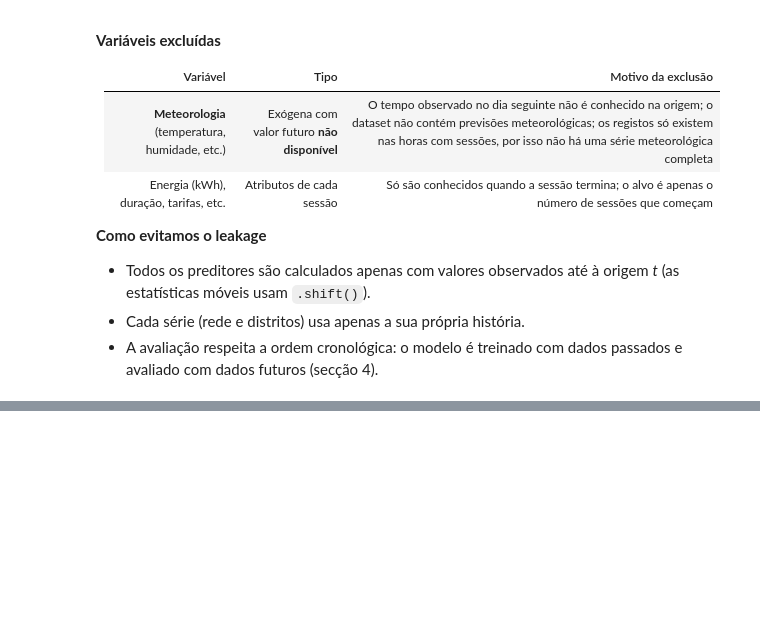
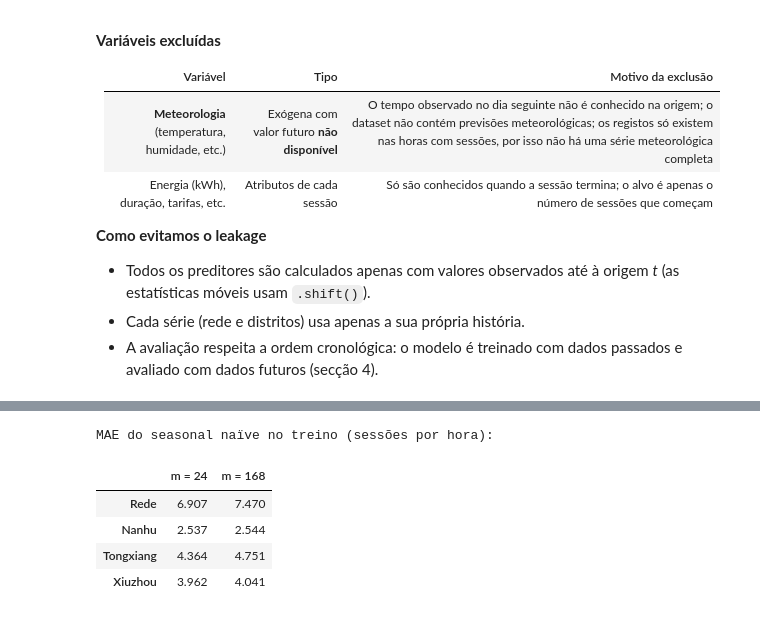
Before and after one commit to 1231478-Ellah-Fleischmann/MINDD-PROJETO-2, a Jupyter notebook: task1.ipynb, the cells around one changed output, grey strips where cells are left out. Saved outputs shown, nothing was run; the diff lists cells and outputs as text; code cells hidden in the pictures; blank space fills up the shorter version.

```diff
--- a/task1.ipynb
+++ b/task1.ipynb
@@ -1122,0 +1212,44 @@ A **hora do dia** não é usada como preditor: como a origem é sempre às 23:00
+# %%
+# Funções de avaliação (adaptadas do notebook da aula, sem MAPE)
+def mase(y_true, y_pred, y_train, seasonal_period=24):
+    y_true = np.asarray(y_true, dtype=float).reshape(-1)
+    y_pred = np.asarray(y_pred, dtype=float).reshape(-1)
+    reference = np.asarray(y_train, dtype=float).reshape(-1)
+
+    # Erros do seasonal naïve no período de treino
+    naive_errors = np.abs(reference[seasonal_period:] - reference[:-seasonal_period])
+    scale = np.mean(naive_errors)
+
+    return float(np.mean(np.abs(y_true - y_pred)) / scale)
+
+
+def forecast_metrics(y_true, y_pred, y_train, seasonal_period=24):
+    y_true = np.asarray(y_true, dtype=float).reshape(-1)
+    y_pred = np.asarray(y_pred, dtype=float).reshape(-1)
+
+    return {
+        'MAE': np.mean(np.abs(y_true - y_pred)),
+        'RMSE': np.sqrt(np.mean((y_true - y_pred) ** 2)),
+        'MASE': mase(y_true, y_pred, y_train, seasonal_period)
+    }
+
+
+# Dados de treino dos modelos (a partir de 01/04/2020, ver 2.6)
+train_model = train.loc['2020-04-01':]
+
+# Justificação de m: erro do seasonal naïve no treino com m = 24 e m = 168
+escala = {}
+for c in series.columns:
+    y_c = train_model[c].to_numpy()
+    escala[c] = {'m = 24': np.mean(np.abs(y_c[24:] - y_c[:-24])),
+                 'm = 168': np.mean(np.abs(y_c[168:] - y_c[:-168]))}
+
+print('MAE do seasonal naïve no treino (sessões por hora):')
+pd.DataFrame(escala).T.round(3)
+# %% [output]
+MAE do seasonal naïve no treino (sessões por hora):
+|  | m = 24 | m = 168 |
+| Rede | 6.907 | 7.470 |
+| Nanhu | 2.537 | 2.544 |
+| Tongxiang | 4.364 | 4.751 |
+| Xiuzhou | 3.962 | 4.041 |
```
Also changed, not shown: parts of 7 cells of this notebook.
